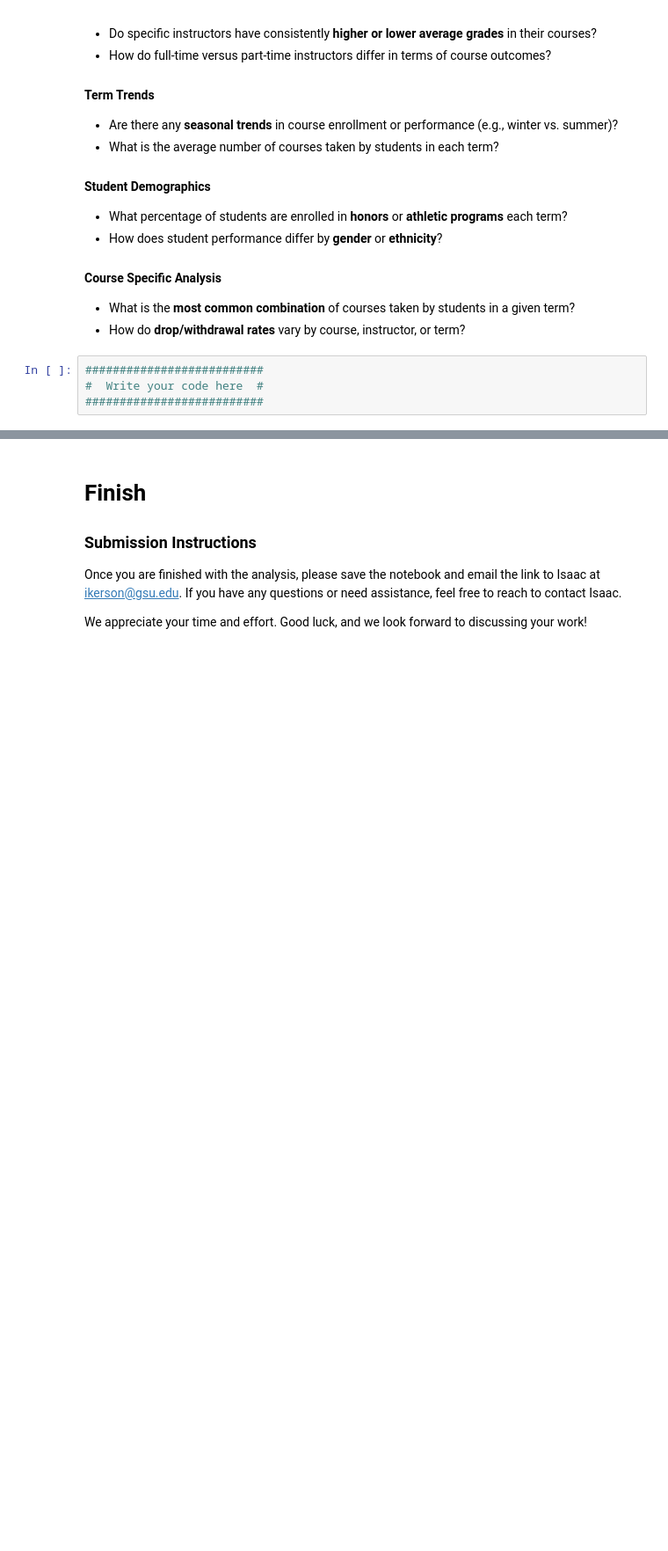
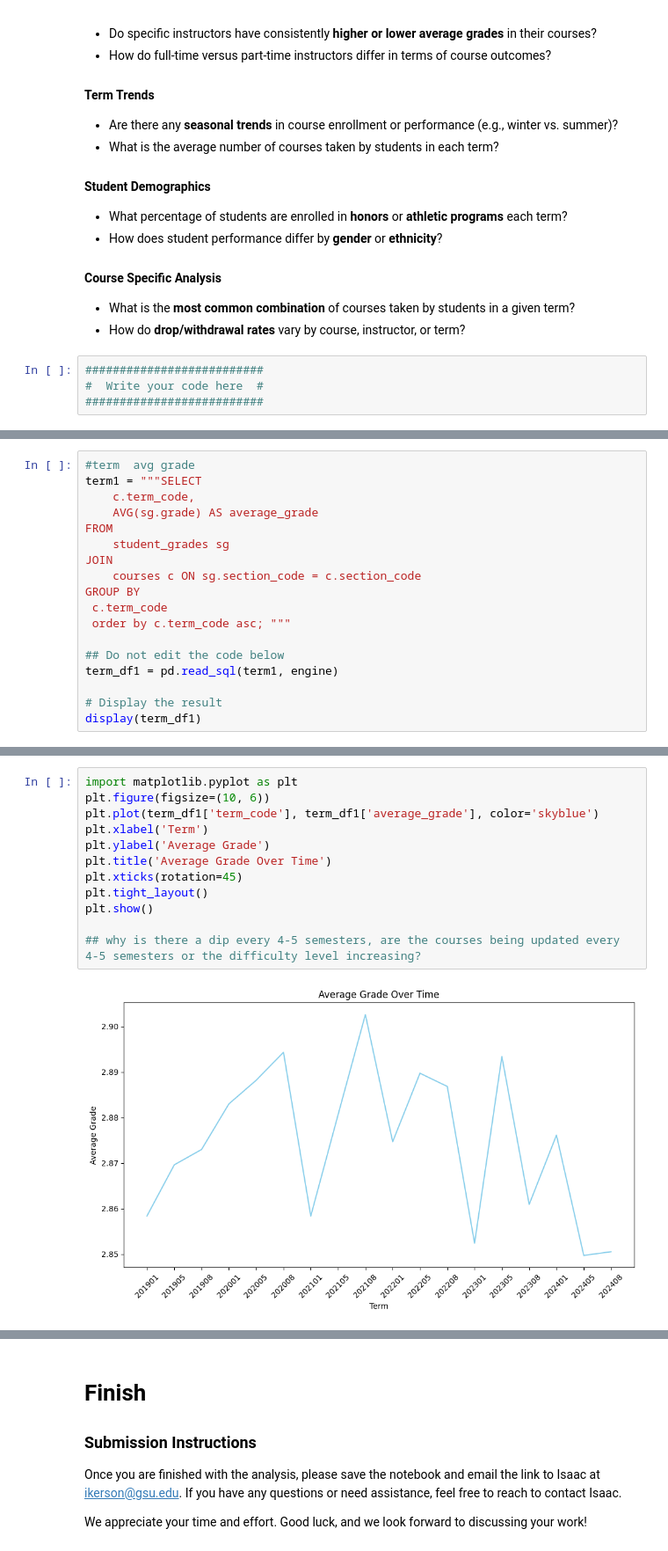
Before and after one commit to VarshithaGangula3/assessment, a Jupyter notebook: university_analysis.ipynb, the cells around one changed output, grey strips where cells are left out. Shown at 88% size. Drawn from its saved outputs; the diff is of its cells as text; blank space fills up the shorter version.

```diff
--- a/university_analysis.ipynb
+++ b/university_analysis.ipynb
@@ -257,0 +490,18 @@ Below are some example questions you might explore. They are only suggestions. Y
+# %%
+#term  avg grade
+term1 = """SELECT
+    c.term_code,
+    AVG(sg.grade) AS average_grade
+FROM
+    student_grades sg
+JOIN
+    courses c ON sg.section_code = c.section_code
+GROUP BY
+ c.term_code
+ order by c.term_code asc; """
+
+## Do not edit the code below
+term_df1 = pd.read_sql(term1, engine)
+
+# Display the result
+display(term_df1)
@@ -257,0 +526,14 @@ Below are some example questions you might explore. They are only suggestions. Y
+# %%
+import matplotlib.pyplot as plt
+plt.figure(figsize=(10, 6))
+plt.plot(term_df1['term_code'], term_df1['average_grade'], color='skyblue')
+plt.xlabel('Term')
+plt.ylabel('Average Grade')
+plt.title('Average Grade Over Time')
+plt.xticks(rotation=45)
+plt.tight_layout()
+plt.show()
+
+## why is there a dip every 4-5 semesters, are the courses being updated every 4-5 semesters or the difficulty level increasing?
+# %% [output]
+[figure, added]
```
Also changed, not shown: parts of 20 cells of this notebook.
